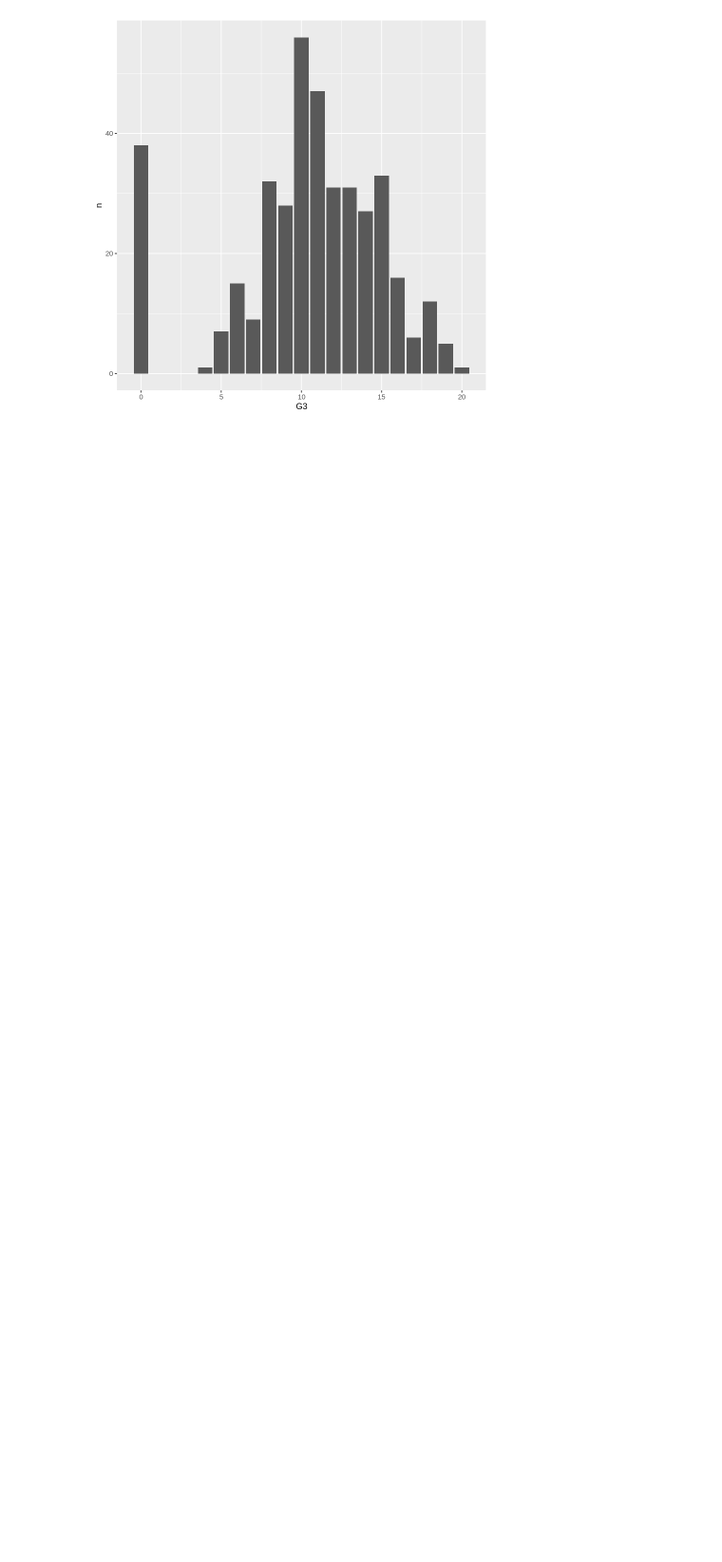
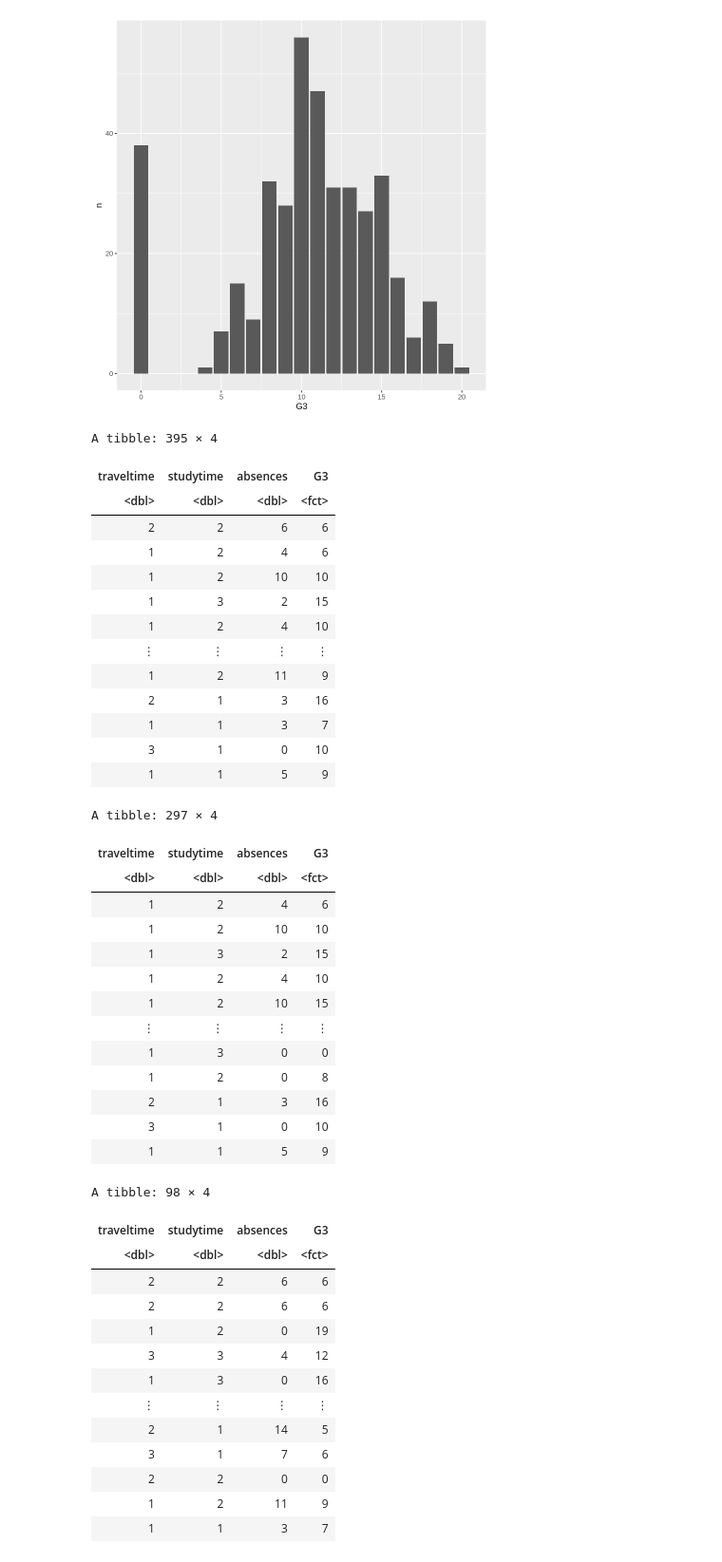
Before and after one commit to edsters78/DSCI100_Project, a Jupyter notebook: project.ipynb, the cells around one changed output. Shown at 95% size. Cells and saved outputs as stored; diff of their text form; code cells hidden in the pictures; blank space fills up the shorter version.

```diff
--- a/project.ipynb
+++ b/project.ipynb
@@ -148,3 +148,76 @@ A tibble: 18 × 2
 | 11 | 47 |
 | 10 | 56 |
 [figure]
+# %%
+#turning grade into a factor
+# student_train_temp <- mutate(student_train, G3 = as.factor(G3)) %>%
+#     select(traveltime, studytime, absences, G3)
+# student_train_temp
+# student_test_temp <- mutate(student_test, G3 = as.factor(G3)) %>%
+#     select(traveltime, studytime, absences, G3)
+
+student_data_clean_temp <- student_data_clean %>%
+    mutate(G3 = as.factor(G3)) %>%
+    select(traveltime, studytime, absences, G3)
+student_data_clean_temp
+student_data_clean_temp_split <- initial_split(student_data_clean_temp)
+student_train_temp <- training(student_data_clean_temp_split)
+student_test_temp <- testing(student_data_clean_temp_split)
+
+student_train_temp
+student_test_temp
+
+student_recipe <- recipe(G3 ~., data = student_train_temp) %>%
+    step_scale(all_predictors()) %>%
+    step_center(all_predictors())
+
+student_vfold <- vfold_cv(student_train_temp, v = 5, strata = G3)
+
+knn_tune <- nearest_neighbor(weight_func = "rectangular", neighbors = tune()) %>%
+    set_engine("kknn") %>%
+    set_mode("classification")
+
+k_vals <- tibble(neighbors = seq(1:50))
+# %% [output]
+A tibble: 395 × 4
+| traveltime | studytime | absences | G3 |
+| <dbl> | <dbl> | <dbl> | <fct> |
+| 2 | 2 | 6 | 6 |
+| 1 | 2 | 4 | 6 |
+| 1 | 2 | 10 | 10 |
+| 1 | 3 | 2 | 15 |
+| 1 | 2 | 4 | 10 |
+| ⋮ | ⋮ | ⋮ | ⋮ |
+| 1 | 2 | 11 | 9 |
+| 2 | 1 | 3 | 16 |
+| 1 | 1 | 3 | 7 |
+| 3 | 1 | 0 | 10 |
+| 1 | 1 | 5 | 9 |
+A tibble: 297 × 4
+| traveltime | studytime | absences | G3 |
+| <dbl> | <dbl> | <dbl> | <fct> |
+| 1 | 2 | 4 | 6 |
+| 1 | 2 | 10 | 10 |
+| 1 | 3 | 2 | 15 |
+| 1 | 2 | 4 | 10 |
+| 1 | 2 | 10 | 15 |
+| ⋮ | ⋮ | ⋮ | ⋮ |
+| 1 | 3 | 0 | 0 |
+| 1 | 2 | 0 | 8 |
+| 2 | 1 | 3 | 16 |
+| 3 | 1 | 0 | 10 |
+| 1 | 1 | 5 | 9 |
+A tibble: 98 × 4
+| traveltime | studytime | absences | G3 |
+| <dbl> | <dbl> | <dbl> | <fct> |
+| 2 | 2 | 6 | 6 |
+| 2 | 2 | 6 | 6 |
+| 1 | 2 | 0 | 19 |
+| 3 | 3 | 4 | 12 |
+| 1 | 3 | 0 | 16 |
+| ⋮ | ⋮ | ⋮ | ⋮ |
+| 2 | 1 | 14 | 5 |
+| 3 | 1 | 7 | 6 |
+| 2 | 2 | 0 | 0 |
+| 1 | 2 | 11 | 9 |
+| 1 | 1 | 3 | 7 |
```
Also changed, not shown: parts of 4 cells of this notebook.
